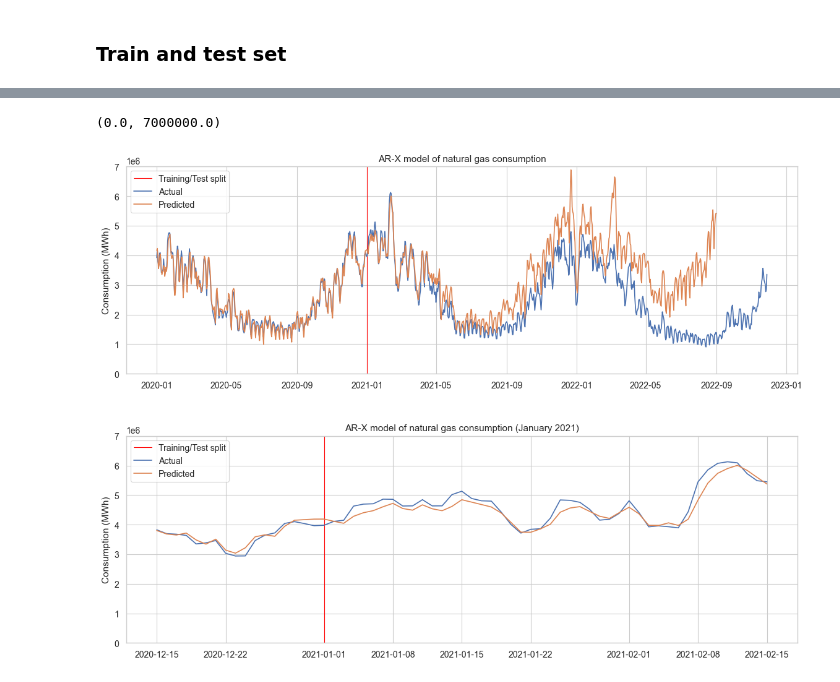
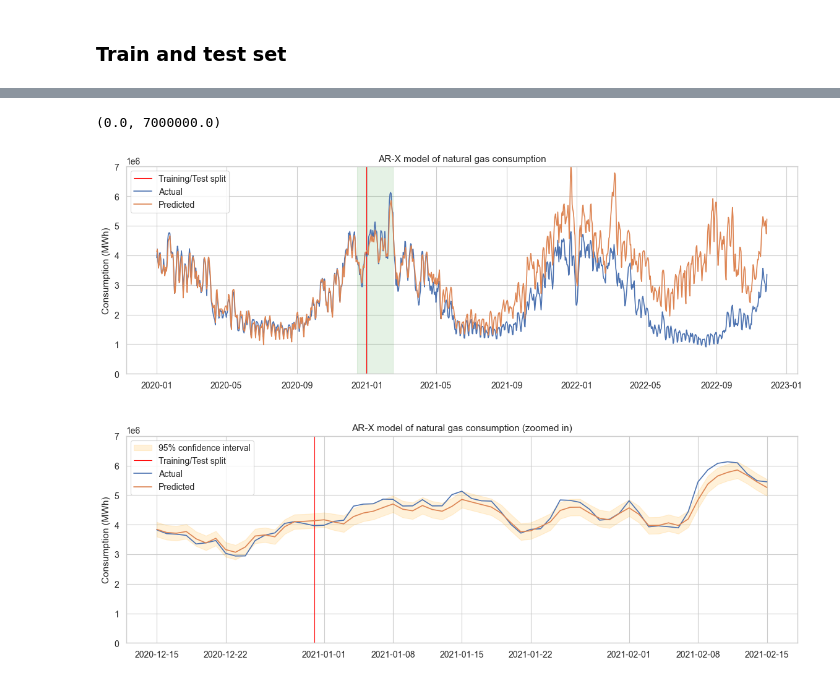
Before and after one commit to f-linus/natural_gas_consumption_modelling, a Jupyter notebook: notebooks/modelling/002 ARX.ipynb, the cells around one changed output, grey strips where cells are left out. Saved outputs shown, nothing was run; the diff lists cells and outputs as text; code cells hidden in the pictures.

Commit message:
Improved results plot for comparison

```diff
--- a/notebooks/modelling/002 ARX.ipynb
+++ b/notebooks/modelling/002 ARX.ipynb
@@ -24,7 +24,7 @@ y_train = y[:"2020"]
 y_test = y["2021":]
 
 # AutoReg with lag 1 and external regressors
-model = smt.AutoReg(y_train, lags=1, exog=X_train)
+model = smt.AutoReg(y_train, lags=[1, 7], exog=X_train)
 results = model.fit()
 
 results.summary()
@@ -53,28 +60,46 @@ Roots
 # %%
-# Plot linear regression
-regression_y = model.predict(results.params, start=0, end="2022-09", exog=X_train, exog_oos=X_test)
+# Predictions
+pred = results.get_prediction(start=0, end="2022-11-28", exog=X_train, exog_oos=X_test)
+pred_ci = pred.conf_int()
 
-# Plot
+regression_y = pred.predicted_mean
+
 fig, (ax1, ax2) = plt.subplots(2, 1, figsize=(14, 10))
 
 # Enough vertical space
 fig.subplots_adjust(hspace=0.3)
 
-ax1.axvline(pd.Timestamp("2021-01-01"), color="red", linewidth=0.8, label="Training/Test split")
+ax1.axvline(
+    pd.Timestamp("2020-12-31"), color="red", linewidth=0.8, label="Training/Test split"
+)
+
+ax1.axvspan(
+    pd.Timestamp("2020-12-15"), pd.Timestamp("2021-02-15"), color="green", alpha=0.1
+)
 ax1.plot(y["2020":], label="Actual")
 ax1.plot(regression_y["2020":], label="Predicted")
 ax1.set_ylabel("Consumption (MWh)")
 ax1.legend()
 ax1.set_title("AR-X model of natural gas consumption")
-ax1.set_ylim(0, 7*10**6)
+ax1.set_ylim(0, 7 * 10**6)
 
-ax2.axvline(pd.Timestamp("2021-01-01"), color="red", linewidth=0.8, label="Training/Test split")
+ax2.fill_between(
+    pred_ci.loc["2020-12-15":"2021-02-15"].iloc[:, 0].index,
+    pred_ci.loc["2020-12-15":"2021-02-15"].iloc[:, 0],
+    pred_ci.loc["2020-12-15":"2021-02-15"].iloc[:, 1],
+    color="orange",
+    alpha=0.15,
+    label="95% confidence interval",
+)
+ax2.axvline(
+    pd.Timestamp("2020-12-31"), color="red", linewidth=0.8, label="Training/Test split"
+)
 ax2.plot(y["2020-12-15":"2021-02-15"], label="Actual")
 ax2.plot(regression_y["2020-12-15":"2021-02-15"], label="Predicted")
 ax2.set_ylabel("Consumption (MWh)")
 ax2.legend()
-ax2.set_title("AR-X model of natural gas consumption (January 2021)")
-ax2.set_ylim(0, 7*10**6)
+ax2.set_title("AR-X model of natural gas consumption (zoomed in)")
+ax2.set_ylim(0, 7 * 10**6)
 # %% [output]
 (0.0, 7000000.0)
-[figure, old version]
+[figure, new version]
```
Also changed, not shown: parts of 1 cell of this notebook, 1 other file.
